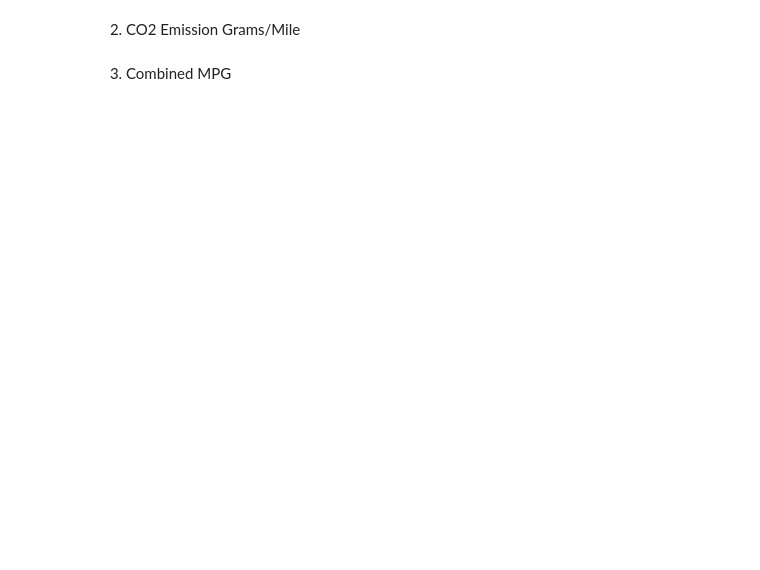
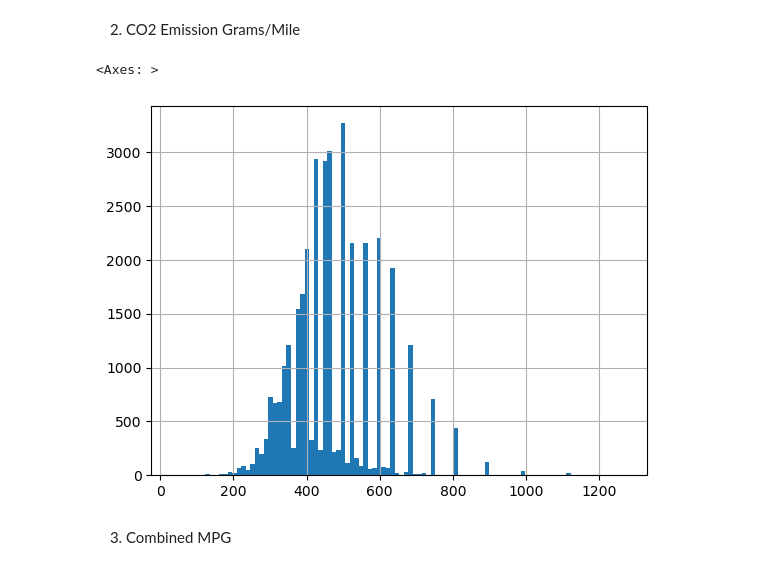
Before and after one commit to Ironhack-Data-Madrid-Octubre-2023/6.1-lab_continuous_probability_distributions, a Jupyter notebook: your-code/main.ipynb, the cells around one changed output. Drawn from its saved outputs; the diff is of its cells as text; code cells hidden in the pictures; blank space fills up the shorter version.

```diff
--- a/your-code/main.ipynb
+++ b/your-code/main.ipynb
@@ -137,6 +148,10 @@ Then plot the histograms for the following variables:
 2. CO2 Emission Grams/Mile
 # %%
 # your code here
+vehicles['CO2 Emission Grams/Mile'].hist(bins=100)
+# %% [output]
+<Axes: >
+[figure, added]
 # %% [markdown]
 3. Combined MPG
 # %%
```
Also changed, not shown: parts of 14 cells of this notebook.
